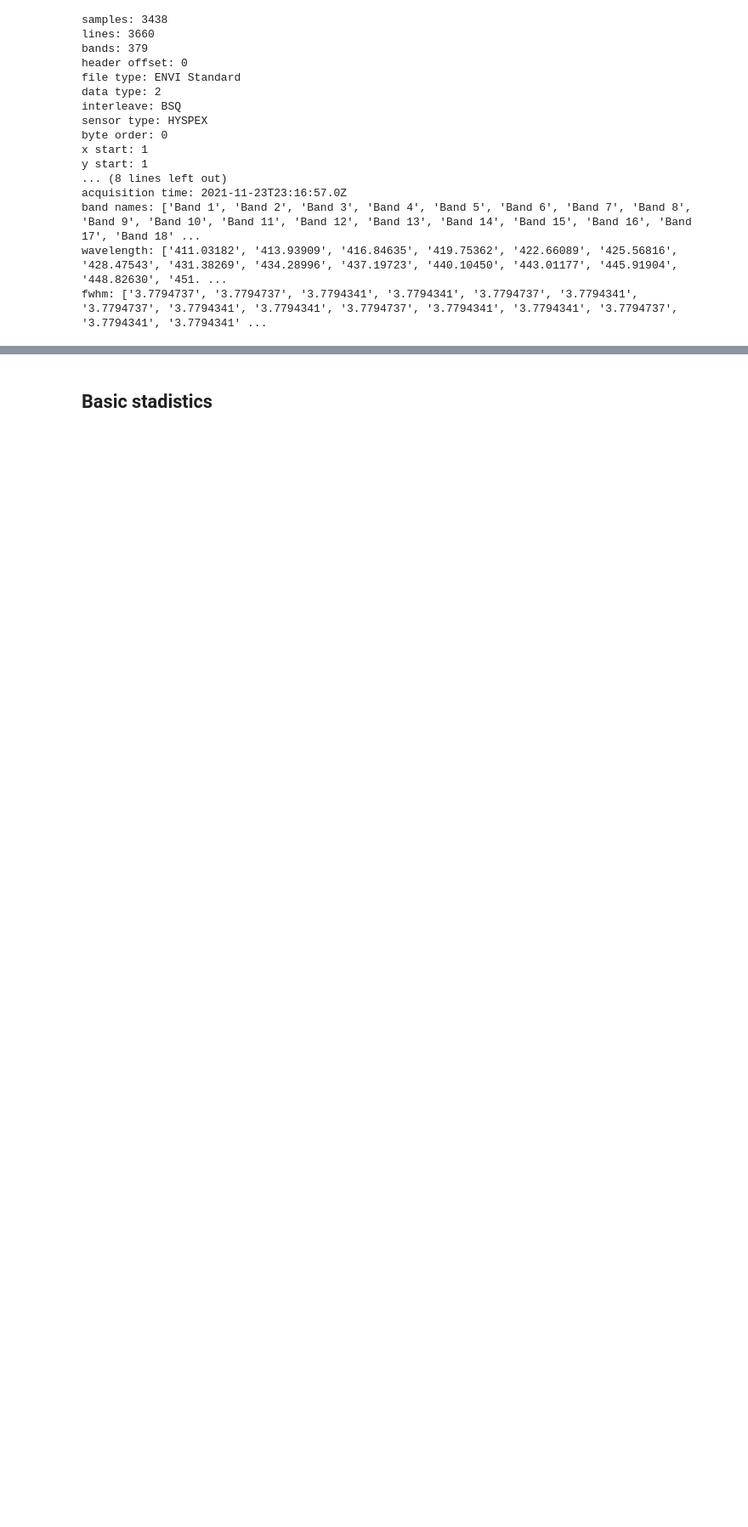
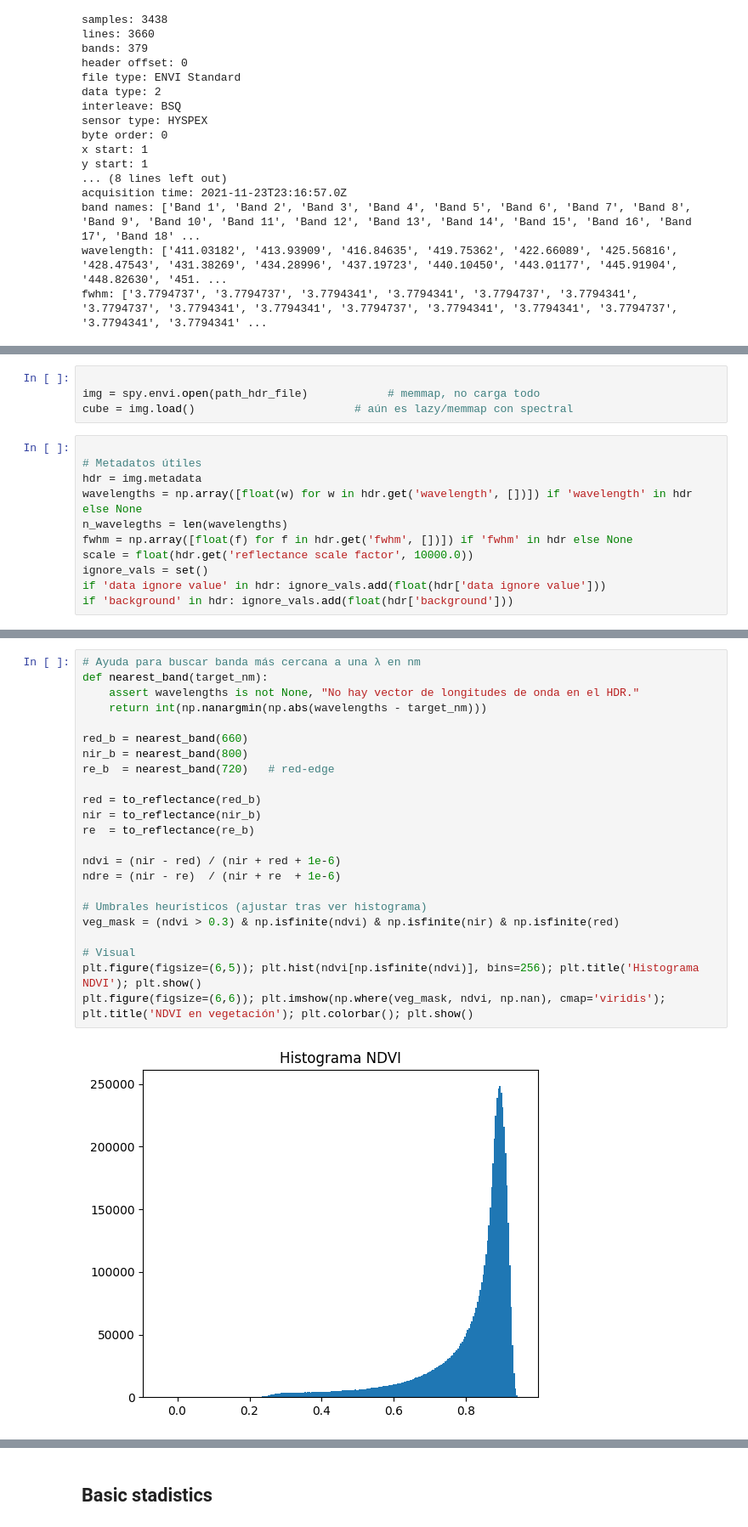
Before and after one commit to johnma96/thesis, a Jupyter notebook: notebooks/001-jmmz-load-data.ipynb, the cells around one changed output, grey strips where cells are left out. Shown at 85% size. Saved outputs shown, nothing was run; the diff lists cells and outputs as text; blank space fills up the shorter version.

```diff
--- a/notebooks/001-jmmz-load-data.ipynb
+++ b/notebooks/001-jmmz-load-data.ipynb
@@ -73,0 +86,15 @@ fwhm: ['3.7794737', '3.7794737', '3.7794341', '3.7794341', '3.7794737', '3.77943
+# %%
+
+img = spy.envi.open(path_hdr_file)            # memmap, no carga todo
+cube = img.load()                        # aún es lazy/memmap con spectral
+# %%
+
+# Metadatos útiles
+hdr = img.metadata
+wavelengths = np.array([float(w) for w in hdr.get('wavelength', [])]) if 'wavelength' in hdr else None
+n_wavelegths = len(wavelengths)
+fwhm = np.array([float(f) for f in hdr.get('fwhm', [])]) if 'fwhm' in hdr else None
+scale = float(hdr.get('reflectance scale factor', 10000.0))
+ignore_vals = set()
+if 'data ignore value' in hdr: ignore_vals.add(float(hdr['data ignore value']))
+if 'background' in hdr: ignore_vals.add(float(hdr['background']))
@@ -73,0 +131,25 @@ fwhm: ['3.7794737', '3.7794737', '3.7794341', '3.7794341', '3.7794737', '3.77943
+# %%
+# Ayuda para buscar banda más cercana a una λ en nm
+def nearest_band(target_nm):
+    assert wavelengths is not None, "No hay vector de longitudes de onda en el HDR."
+    return int(np.nanargmin(np.abs(wavelengths - target_nm)))
+
+red_b = nearest_band(660)
+nir_b = nearest_band(800)
+re_b  = nearest_band(720)   # red-edge
+
+red = to_reflectance(red_b)
+nir = to_reflectance(nir_b)
+re  = to_reflectance(re_b)
+
+ndvi = (nir - red) / (nir + red + 1e-6)
+ndre = (nir - re)  / (nir + re  + 1e-6)
+
+# Umbrales heurísticos (ajustar tras ver histograma)
+veg_mask = (ndvi > 0.3) & np.isfinite(ndvi) & np.isfinite(nir) & np.isfinite(red)
+
+# Visual
+plt.figure(figsize=(6,5)); plt.hist(ndvi[np.isfinite(ndvi)], bins=256); plt.title('Histograma NDVI'); plt.show()
+plt.figure(figsize=(6,6)); plt.imshow(np.where(veg_mask, ndvi, np.nan), cmap='viridis'); plt.title('NDVI en vegetación'); plt.colorbar(); plt.show()
+# %% [output]
+[figure, added]
```
Also changed, not shown: parts of 17 cells of this notebook, 4 other files.
